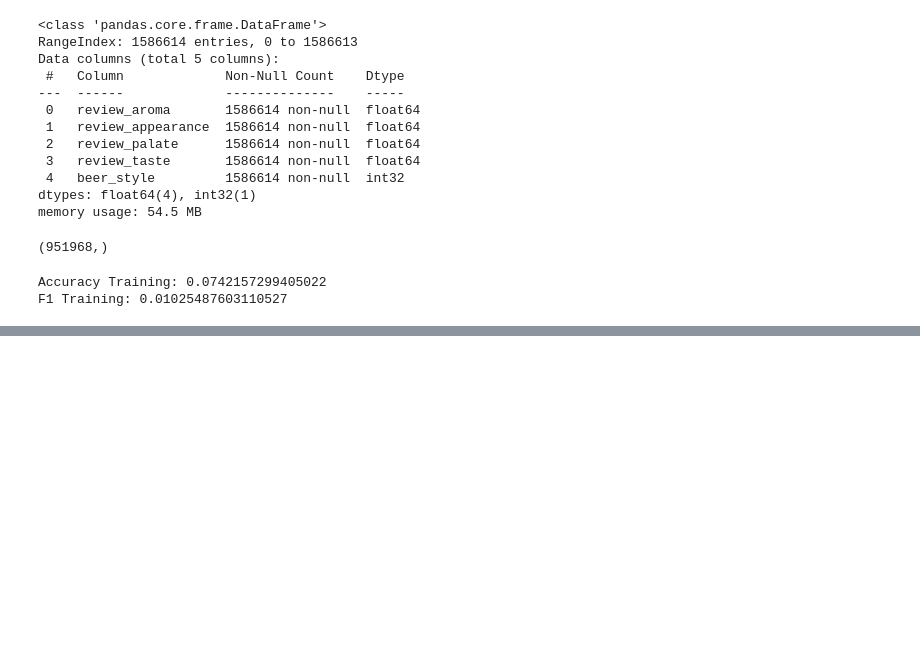
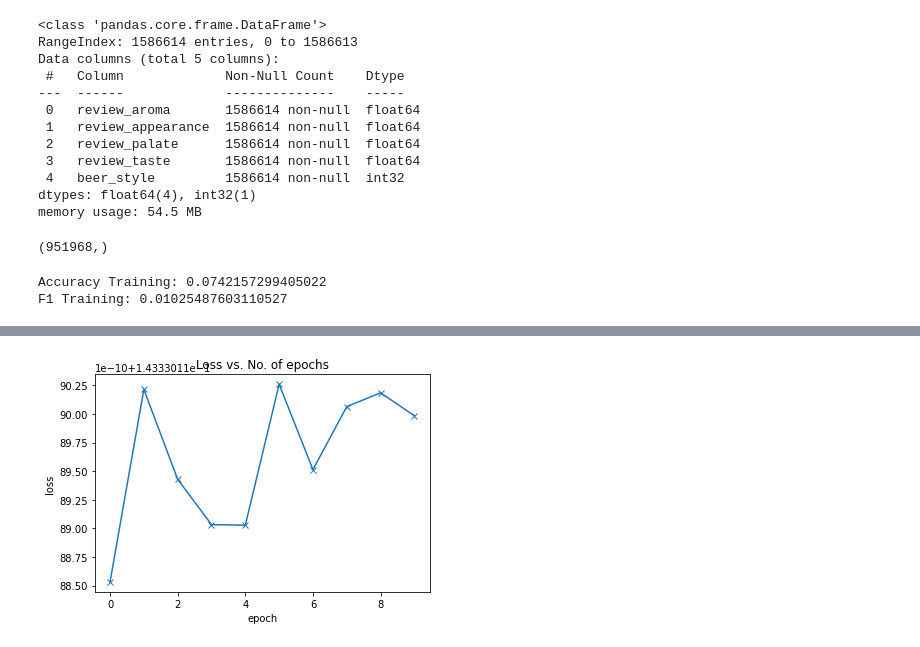
Before and after one commit to freescania/advdsi_at2, a Jupyter notebook: notebooks/Angus_Nicholson_at2_model.ipynb, the cells around one changed output, grey strips where cells are left out. Saved outputs shown, nothing was run; the diff lists cells and outputs as text; code cells hidden in the pictures; blank space fills up the shorter version.

```diff
--- a/notebooks/Angus_Nicholson_at2_model.ipynb
+++ b/notebooks/Angus_Nicholson_at2_model.ipynb
@@ -413,0 +457,4 @@ torch.save(model.state_dict(), r'C:\Users\Angus\Documents\UTS MDSI\Advanced DSI\
+# %%
+plot_losses(tr_losshistory)
+# %% [output]
+[figure, added]
```
Also changed, not shown: parts of 13 cells of this notebook, 4 other files.
